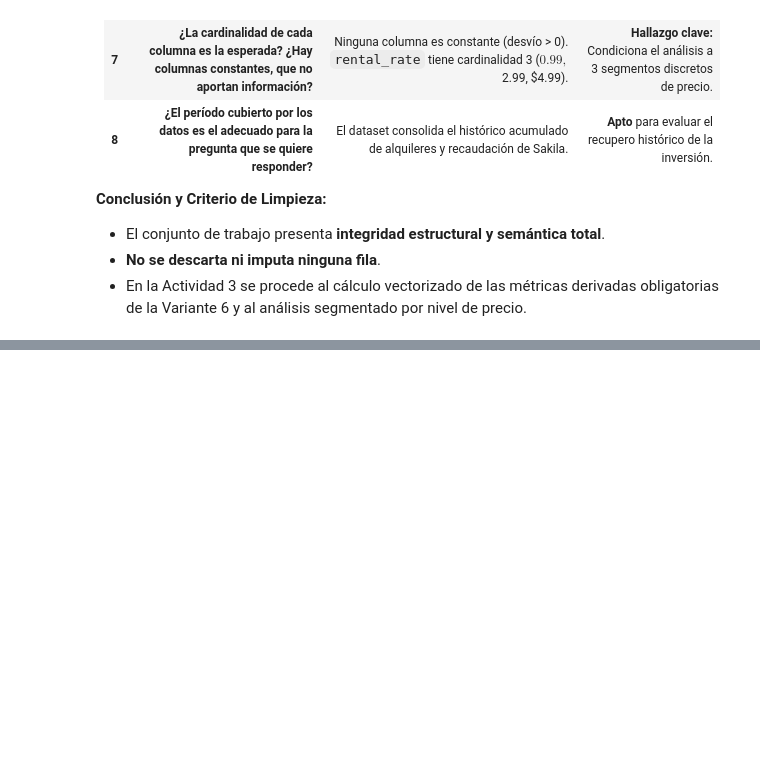
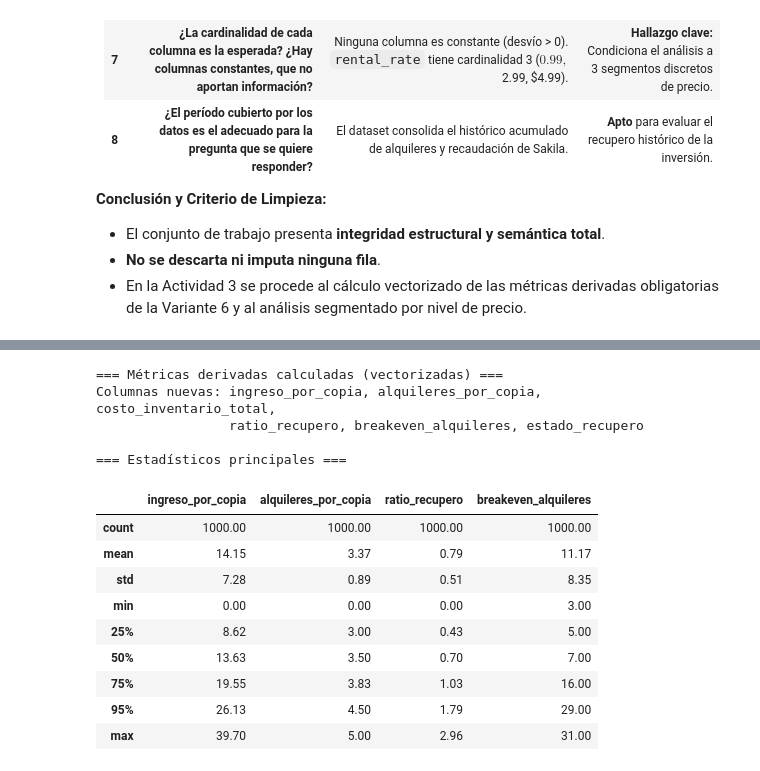
Before and after one commit to BUGn92/TP2SeminarioBD, a Jupyter notebook: notebooks/analisis.ipynb, the cells around one changed output, grey strips where cells are left out. Cells and saved outputs as stored; diff of their text form; code cells hidden in the pictures; blank space fills up the shorter version.

```diff
--- a/notebooks/analisis.ipynb
+++ b/notebooks/analisis.ipynb
@@ -628,0 +685,68 @@ A continuación se presenta el diagnóstico estructurado respondiendo puntualmen
+# %%
+# ── Métricas vectorizadas ────────────────────────────────────────────────────
+
+# 1. Ingreso acumulado por copia
+df_trabajo['ingreso_por_copia'] = np.where(
+    df_trabajo['inventory_count'] > 0,
+    (df_trabajo['total_revenue'] / df_trabajo['inventory_count']).round(2),
+    0.0
+)
+
+# 2. Rotación: veces alquilada por copia
+df_trabajo['alquileres_por_copia'] = np.where(
+    df_trabajo['inventory_count'] > 0,
+    (df_trabajo['rental_count'] / df_trabajo['inventory_count']).round(2),
+    0.0
+)
+
+# 3. Costo total del lote de copias del título
+df_trabajo['costo_inventario_total'] = (
+    df_trabajo['inventory_count'] * df_trabajo['replacement_cost']
+).round(2)
+
+# 4. Ratio de recupero de inversión
+df_trabajo['ratio_recupero'] = np.where(
+    df_trabajo['costo_inventario_total'] > 0,
+    (df_trabajo['total_revenue'] / df_trabajo['costo_inventario_total']).round(3),
+    0.0
+)
+
+# 5. Break-even: alquileres necesarios para cubrir el costo de 1 copia
+df_trabajo['breakeven_alquileres'] = np.ceil(
+    df_trabajo['replacement_cost'] / df_trabajo['rental_rate']
+).astype(int)
+
+# 6. Estado de recupero (clasificación categórica)
+df_trabajo['estado_recupero'] = np.where(
+    df_trabajo['inventory_count'] == 0,
+    'Sin inventario',
+    np.where(
+        df_trabajo['ratio_recupero'] >= 1.0,
+        'Recuperó inversión (≥ 1.0x)',
+        'No recuperó (< 1.0x)'
+    )
+)
+
+# ── Verificar que NO se usaron loops ─────────────────────────────────────────
+print('=== Métricas derivadas calculadas (vectorizadas) ===')
+print(f'Columnas nuevas: ingreso_por_copia, alquileres_por_copia, costo_inventario_total,')
+print(f'                 ratio_recupero, breakeven_alquileres, estado_recupero')
+print()
+print('=== Estadísticos principales ===')
+df_trabajo[['ingreso_por_copia', 'alquileres_por_copia', 'ratio_recupero', 'breakeven_alquileres']].describe(percentiles=[.25, .50, .75, .95]).round(2)
+# %% [output]
+=== Métricas derivadas calculadas (vectorizadas) ===
+Columnas nuevas: ingreso_por_copia, alquileres_por_copia, costo_inventario_total,
+                 ratio_recupero, breakeven_alquileres, estado_recupero
+
+=== Estadísticos principales ===
+|  | ingreso_por_copia | alquileres_por_copia | ratio_recupero | breakeven_alquileres |
+| count | 1000.00 | 1000.00 | 1000.00 | 1000.00 |
+| mean | 14.15 | 3.37 | 0.79 | 11.17 |
+| std | 7.28 | 0.89 | 0.51 | 8.35 |
+| min | 0.00 | 0.00 | 0.00 | 3.00 |
+| 25% | 8.62 | 3.00 | 0.43 | 5.00 |
+| 50% | 13.63 | 3.50 | 0.70 | 7.00 |
+| 75% | 19.55 | 3.83 | 1.03 | 16.00 |
+| 95% | 26.13 | 4.50 | 1.79 | 29.00 |
+| max | 39.70 | 5.00 | 2.96 | 31.00 |
```
Also changed, not shown: parts of 16 cells of this notebook, 3 other files.
